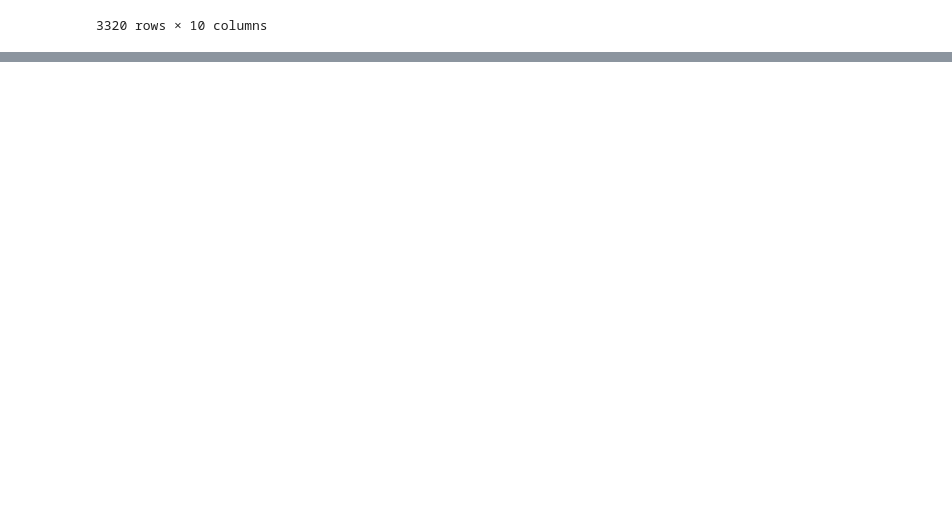
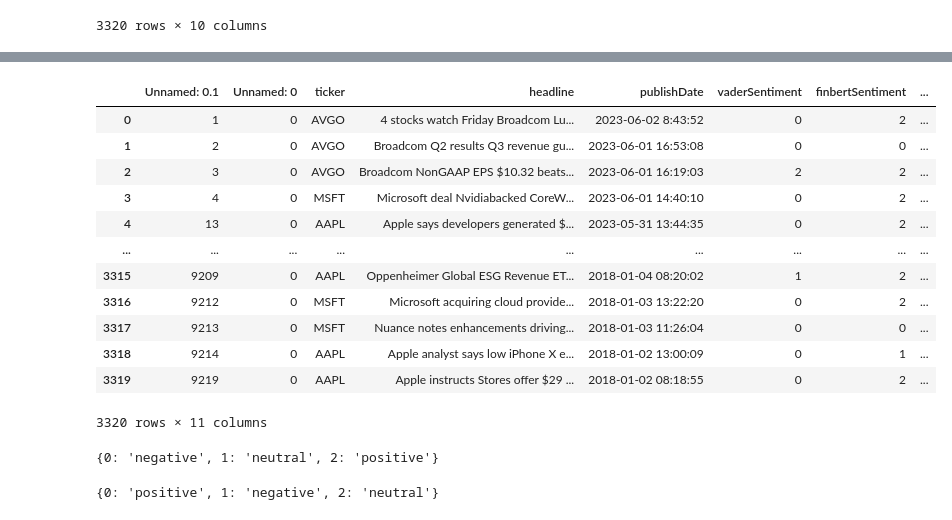
Before and after one commit to fedor44/paper10_sentiment_analysis, a Jupyter notebook: Untitled70.ipynb, the cells around one changed output, grey strips where cells are left out. Drawn from its saved outputs; the diff is of its cells as text; code cells hidden in the pictures; blank space fills up the shorter version.

```diff
--- a/Untitled70.ipynb
+++ b/Untitled70.ipynb
@@ -339,0 +382,45 @@ ValueError: Found input variables with inconsistent numbers of samples: [5, 3]
+# %%
+sentences = filtered_data['headline']
+
+# 감성 점수 계산
+vaderScore = []
+def analyze_sentiment(text):
+    score = sia.polarity_scores(text)
+
+    # 일반적 관례에 따라 0.05, -0.05 로 셋팅
+    # VADER가 개발될 당시부터 많이 사용되었으며, 대부분의 일반적인 케이스와 데이터셋에서 합리적으로 잘 작동하는 것으로 나타남
+    # {0: 'positive', 1: 'negative', 2: 'neutral'} -> ProsusAI/finbert 에 맞추기
+    compound_score = score['compound']
+    vaderScore.append(compound_score)
+    if compound_score >= 0.05:
+        return 0 #'Positive'
+    elif compound_score <= -0.05:
+        return 1 #'Negative'
+    else:
+        return 2 #'Neutral'
+
+vaderSentiment = []
+for sentence in sentences:
+  prediction = analyze_sentiment(sentence)
+
+  vaderSentiment.append(prediction)
+
+# 결과를 filtered_data 데이터프레임의 새로운 컬럼으로 추가
+filtered_data['vaderSentiment'] = vaderSentiment
+filtered_data['vaderScore'] = vaderScore
+
+filtered_data
+# %% [output]
+|  | Unnamed: 0.1 | Unnamed: 0 | ticker | headline | publishDate | vaderSentiment | finbertSentiment | ... |
+| 0 | 1 | 0 | AVGO | 4 stocks watch Friday Broadcom Lu... | 2023-06-02 8:43:52 | 0 | 2 | ... |
+| 1 | 2 | 0 | AVGO | Broadcom Q2 results Q3 revenue gu... | 2023-06-01 16:53:08 | 0 | 0 | ... |
+| 2 | 3 | 0 | AVGO | Broadcom NonGAAP EPS $10.32 beats... | 2023-06-01 16:19:03 | 2 | 2 | ... |
+| 3 | 4 | 0 | MSFT | Microsoft deal Nvidiabacked CoreW... | 2023-06-01 14:40:10 | 0 | 2 | ... |
+| 4 | 13 | 0 | AAPL | Apple says developers generated $... | 2023-05-31 13:44:35 | 0 | 2 | ... |
+| ... | ... | ... | ... | ... | ... | ... | ... | ... |
+| 3315 | 9209 | 0 | AAPL | Oppenheimer Global ESG Revenue ET... | 2018-01-04 08:20:02 | 1 | 2 | ... |
+| 3316 | 9212 | 0 | MSFT | Microsoft acquiring cloud provide... | 2018-01-03 13:22:20 | 0 | 2 | ... |
+| 3317 | 9213 | 0 | MSFT | Nuance notes enhancements driving... | 2018-01-03 11:26:04 | 0 | 0 | ... |
+| 3318 | 9214 | 0 | AAPL | Apple analyst says low iPhone X e... | 2018-01-02 13:00:09 | 0 | 1 | ... |
+| 3319 | 9219 | 0 | AAPL | Apple instructs Stores offer $29 ... | 2018-01-02 08:18:55 | 0 | 2 | ... |
+3320 rows × 11 columns
@@ -340 +430,28 @@ ValueError: Found input variables with inconsistent numbers of samples: [5, 3]
+# %%
+#fine-tuned finbert 분석
+from sklearn.metrics import accuracy_score, precision_recall_fscore_support
+import torch
+from transformers import AutoTokenizer, AutoModelForSequenceClassification
+
+# FinBERT 모델과 토크나이저 로드
+tokenizer = AutoTokenizer.from_pretrained("/content/drive/MyDrive/paper/model2_7")
+model = AutoModelForSequenceClassification.from_pretrained("/content/drive/MyDrive/paper/model2_7", num_labels=3)
+
+# 모델의 config 정보에서 레이블 순서 확인
+labels = model.config.id2label
+print(labels)
+# %% [output]
+{0: 'negative', 1: 'neutral', 2: 'positive'}
+# %%
+# 새로운 레이블 순서 설정
+new_labels = {0: 'positive', 1: 'negative', 2: 'neutral'}
+
+# 모델의 레이블 순서를 새로운 순서로 업데이트
+model.config.id2label = new_labels
+
+# 모델의 config 정보에서 레이블 순서 확인
+labels = model.config.id2label
+print(labels)
+# %% [output]
+{0: 'positive', 1: 'negative', 2: 'neutral'}
 # %%
```
Also changed, not shown: parts of 7 cells of this notebook.
